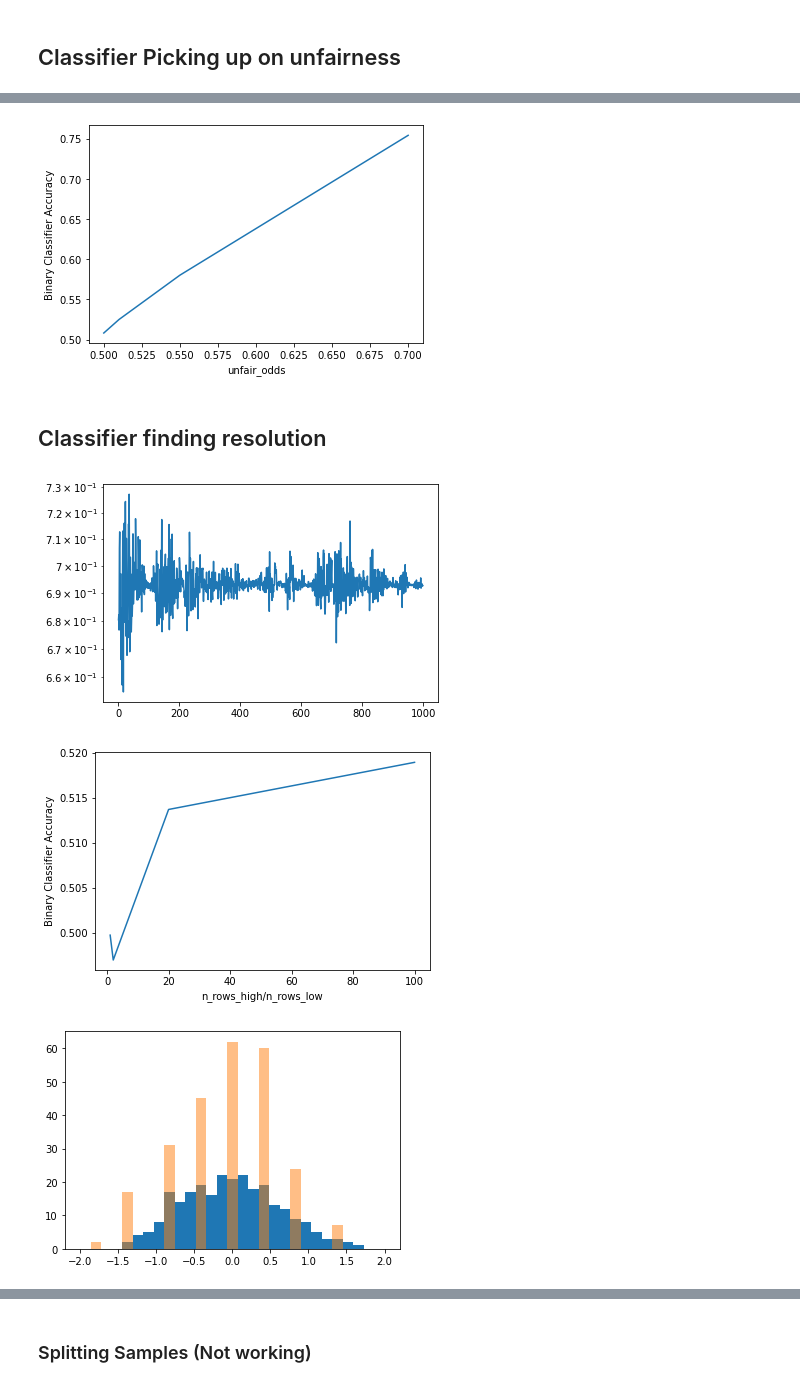
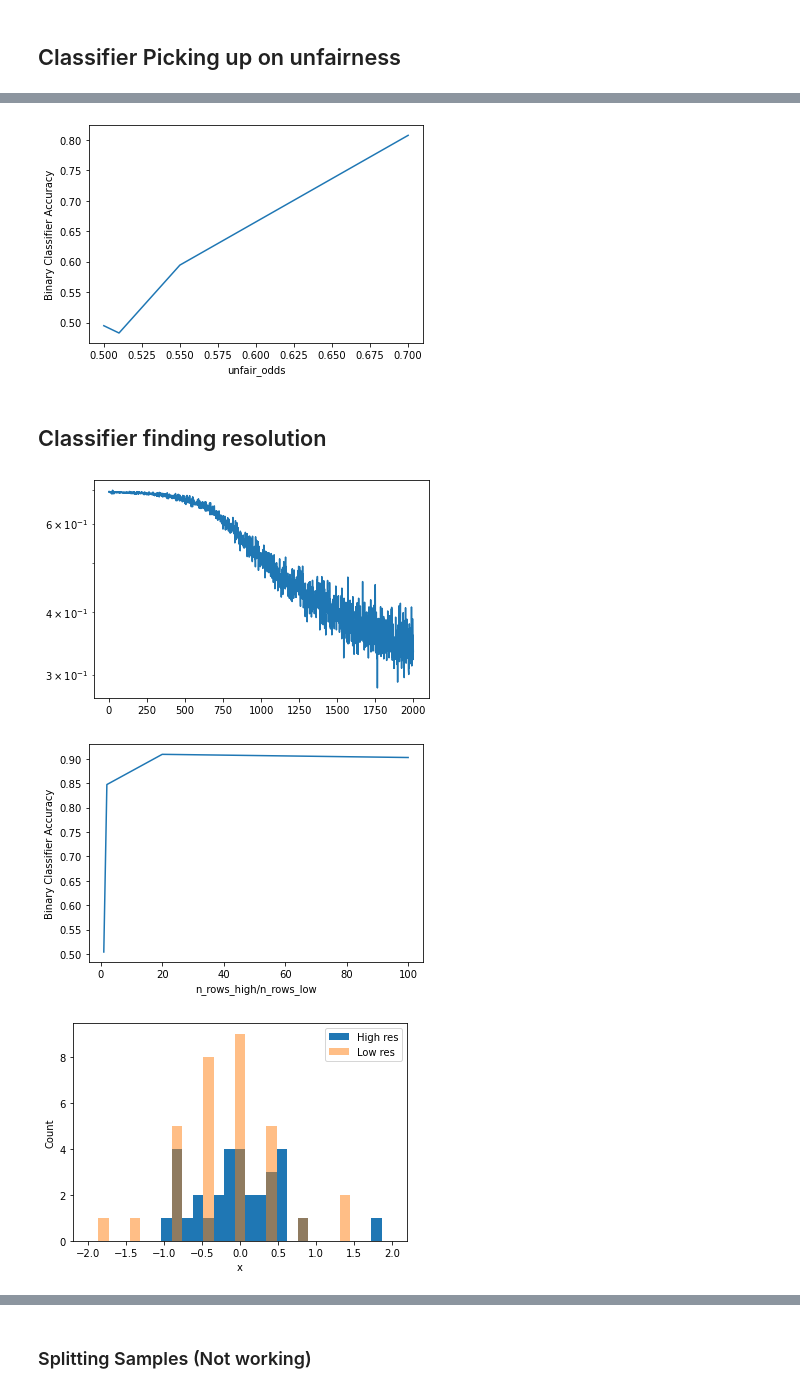
Before and after one commit to jtamanas/FNF4HEP, a Jupyter notebook: galton.ipynb, the cells around one changed output, grey strips where cells are left out. Saved outputs shown, nothing was run; the diff lists cells and outputs as text; code cells hidden in the pictures.

Commit message:
Fixed classifiers with activation

```diff
--- a/galton.ipynb
+++ b/galton.ipynb
@@ -66,7 +66,7 @@ plt.show()
 # %% [markdown]
 ## Binary Classifier
 # %%
-Nsims = 1000
+Nsims = 100
 
 n_balls_big = 1.e2
 n_balls_small = 1.e2
@@ -121,12 +117,14 @@ print(accuracy_score(classifier.predict(data_test).detach().numpy(),labels_test)
 ## Classifier Picking up on unfairness
 # %%
 odds_arr = [0.5, 0.51, 0.55, 0.7]
-Nsims = 1000
+Nsims = 100
 n_balls = 1.e2
+n_steps = 1000
 accuracy_score_arr = []
+
 for odds in odds_arr:
-    g_big = Galton(n_steps=n_steps_big, odds_right=0.5, n_dims=1) #Don't need to re-initialize this but w/e
-    g_small = Galton(n_steps=n_steps_small, odds_right=odds, n_dims=1)
+    g_big = Galton(n_steps=10, odds_right=0.5, n_dims=1) #Don't need to re-initialize this but w/e
+    g_small = Galton(n_steps=10, odds_right=odds, n_dims=1)
     pos_big_arr = np.array([g_big.simulate(n_balls=n_balls) for _ in range(Nsims)])
     pos_small_arr = np.array([g_small.simulate(n_balls=n_balls_small) for _ in range(Nsims)])
 
@@ -137,10 +135,11 @@ for odds in odds_arr:
     data_set_train = TensorDataset(data_train, labels_train)
     data_generator_train = torch.utils.data.DataLoader(data_set_train, **params)
 
-    classifier = BinaryClassifier(1)
-    optimizer = torch.optim.AdamW(classifier.parameters(), lr=1e-3, weight_decay=1e-4)
+    classifier = BinaryClassifier(1, activation="ReLU")
+    optimizer = torch.optim.AdamW(classifier.parameters(), lr=1e-2, weight_decay=1e-4)
 
     classifier.train()
+    classifier_loss=[]
     for n_step in trange(n_steps):
         data, labels = next(iter(data_generator_train))
 
@@ -152,4 +151,4 @@ for odds in odds_arr:
         loss.backward()
         optimizer.step()
     classifier.eval();
-    accuracy_score_arr.append(accuracy_score(classifier.predict(data_test).detach().numpy(),labels_test))
+    accuracy_score_arr.append(((classifier.forward(data_test) > 0.0) == labels_test).float().mean())
@@ -159,26 +163,26 @@ plt.xlabel("unfair_odds")
 plt.ylabel("Binary Classifier Accuracy")
 plt.show()
 # %% [output]
-[figure, old version]
+[figure, new version]
 # %% [markdown]
 ## Classifier finding resolution
 # %%
-params = {'batch_size': 32,
+params = {'batch_size': 256,
           'shuffle': True}
 # %%
 n_rows_arr = [5, 10, 100, 500]
 n_rows_low = 5
-Nsims = 5000
+Nsims = 100
 n_balls = 1e2
 accuracy_score_arr = []
-n_steps = 1000
+n_steps = 2000
 
 for n_rows in n_rows_arr:
     g_big = Galton(n_steps=n_rows_low, odds_right=0.5, n_dims=1)
     g_small = Galton(n_steps=n_rows, odds_right=0.5, n_dims=1)
 
     pos_big_arr = np.array([g_big.simulate(n_balls=n_balls) for _ in range(Nsims)])
-    pos_small_arr = np.array([g_small.simulate(n_balls=n_balls_small) for _ in range(Nsims)])
+    pos_small_arr = np.array([g_small.simulate(n_balls=n_balls) for _ in range(Nsims)])
 
     data = torch.cat((torch.from_numpy(pos_big_arr).float().reshape(-1,1), torch.from_numpy(pos_small_arr).float().reshape(-1,1)))
     labels = torch.cat([torch.zeros(pos_big_arr.shape[0]*pos_big_arr.shape[1]), torch.ones(pos_small_arr.shape[0]*pos_small_arr.shape[1])])
@@ -187,7 +191,7 @@ for n_rows in n_rows_arr:
     data_set_train = TensorDataset(data_train, labels_train)
     data_generator_train = torch.utils.data.DataLoader(data_set_train, **params)
 
-    classifier = BinaryClassifier(1)
+    classifier = BinaryClassifier(1,activation="ReLU")
     optimizer = torch.optim.AdamW(classifier.parameters(), lr=1e-3, weight_decay=1e-4)
 
     classifier.train()
@@ -203,22 +207,25 @@ for n_rows in n_rows_arr:
         loss.backward()
         optimizer.step()
     classifier.eval();
-    accuracy_score_arr.append(accuracy_score(classifier.predict(data_test).detach().numpy(),labels_test))
+    accuracy_score_arr.append(((classifier.forward(data_test) > 0.0) == labels_test).float().mean())
 # %%
 plt.plot(classifier_loss)
 plt.yscale('log')
 # %% [output]
-[figure, old version]
+[figure, new version]
 # %%
 plt.plot(np.array(n_rows_arr)/5.0, accuracy_score_arr)
 plt.xlabel("n_rows_high/n_rows_low")
 plt.ylabel("Binary Classifier Accuracy")
 plt.show()
 # %% [output]
-[figure, old version]
+[figure, new version]
 # %%
-plt.hist(np.array(data[labels==1]),bins=np.linspace(-2,2,30))
-plt.hist(np.array(data[labels==0]),bins=np.linspace(-2,2,30),alpha=0.5)
+plt.hist(np.array(data[labels==1]),bins=np.linspace(-2,2,30), label="High res")
+plt.hist(np.array(data[labels==0]),bins=np.linspace(-2,2,30),alpha=0.5, label="Low res")
+plt.xlabel("x")
+plt.ylabel("Count")
+plt.legend()
 plt.show()
 # %% [output]
-[figure, old version]
+[figure, new version]
```
Also changed, not shown: parts of 4 cells of this notebook, 1 other file.
